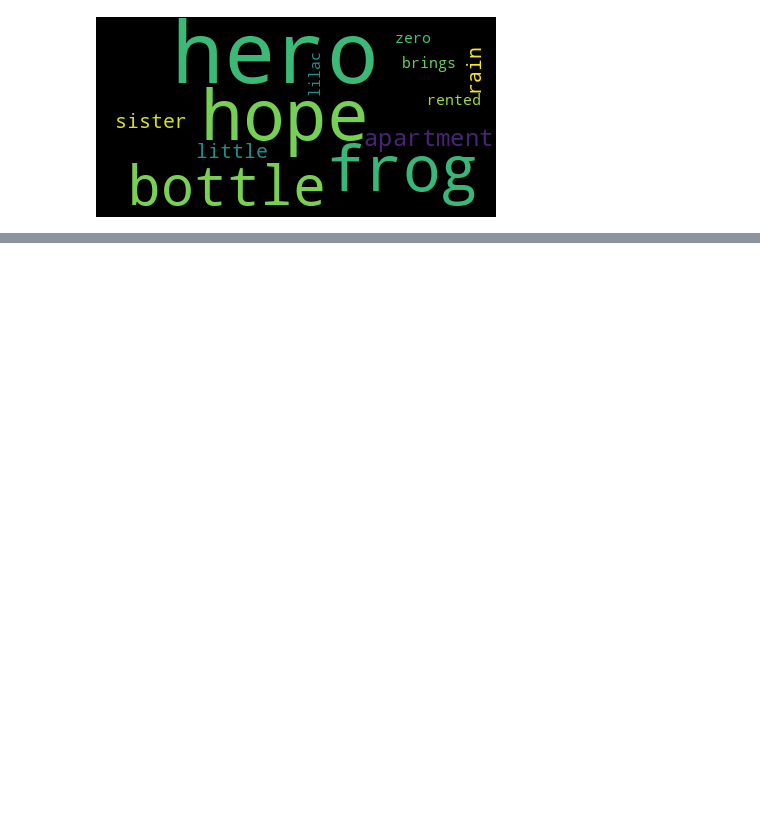
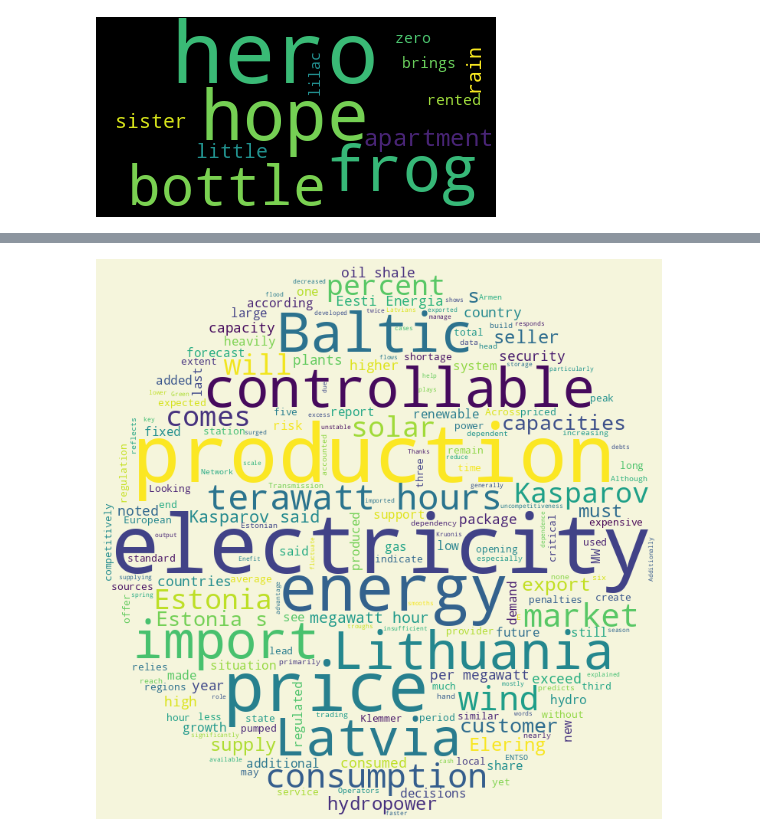
Before and after one commit to elisebrittaa-svg/dt-2025-data-visualisation, a Jupyter notebook: notebooks/class_work/week11.ipynb, the cells around one changed output, grey strips where cells are left out. Drawn from its saved outputs; the diff is of its cells as text; code cells hidden in the pictures; blank space fills up the shorter version.

```diff
--- a/notebooks/class_work/week11.ipynb
+++ b/notebooks/class_work/week11.ipynb
@@ -149,0 +176,18 @@ text = urllib.request.urlopen("").read().decode("utf-8") #("utf-8") makes the in
+# %%
+from PIL import Image #Import image class from PIL to work with images)
+import urllib.request #Library to work with URL
+import numpy as np #in order to work with image masks (using the backround and text on top of it)
+
+textnewspaper = urllib.request.urlopen("https://drive.google.com/uc?export=download&id=1cDSj0F7Vg-FaKXzaQUqEE0fFBCoJlnrj").read().decode("utf-8")
+# .read().decode("utf-8") - needs to be added if the information is not in a readable format
+
+#https://drive.google.com/file/d/1cDSj0F7Vg-FaKXzaQUqEE0fFBCoJlnrj/view?usp=sharing
+
+img = urllib.request.urlretrieve("https://drive.google.com/uc?export=download&id=1k0Z7yH8h1AOST8tmNT3C52q5JozxtrVz", "image1.png")
+
+WordCloud(mask=np.array(Image.open("image1.png")), background_color=("beige")).generate_from_text(textnewspaper).to_image()
+#(mask=np.array(Image.open("image1.png")) is to get the first image as a background
+
+#if it is still not working, refresh code: pip install wordcloud
+# %% [output]
+[figure, added]
```
Also changed, not shown: parts of 5 cells of this notebook, 1 other file.
